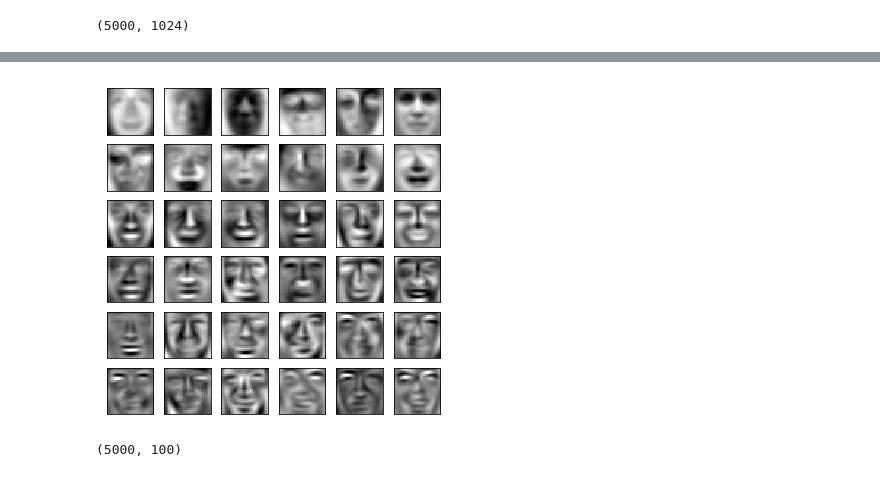
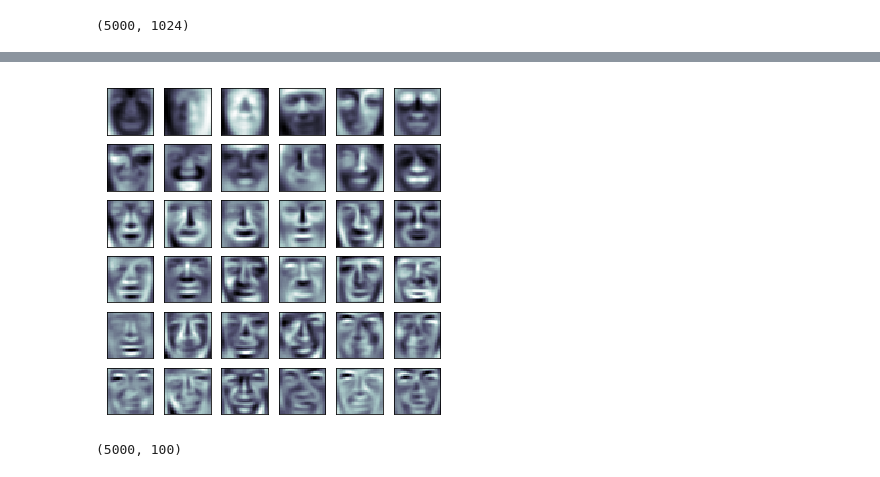
Before and after one commit to qinhanmin2014/machine-learning-Andrew-Ng, a Jupyter notebook: homework (Python)/ex7/ex7 K-means Clustering and Principal Component Analysis.ipynb, the cells around one changed output, grey strips where cells are left out. Saved outputs shown, nothing was run; the diff lists cells and outputs as text; code cells hidden in the pictures.

```diff
--- a/homework (Python)/ex7/ex7 K-means Clustering and Principal Component Analysis.ipynb
+++ b/homework (Python)/ex7/ex7 K-means Clustering and Principal Component Analysis.ipynb
@@ -242,7 +242,7 @@ plt.figure(figsize=(10, 10))
 for i in range(100):
     plt.subplot(10, 10, i + 1)
     plt.imshow(X[i].reshape((32, 32)).T,
-               cmap=plt.cm.binary, interpolation='nearest')
+               cmap=plt.cm.bone, interpolation='nearest')
     plt.xticks([])
     plt.yticks([])
 plt.show()
@@ -254,14 +254,14 @@ U, S = pca(X_norm)
 # %%
 plt.figure(figsize=(6, 6))
 for i in range(36):
     plt.subplot(6, 6, i + 1)
     plt.imshow(U[:, i].reshape((32, 32)).T,
-               cmap=plt.cm.binary, interpolation='nearest')
+               cmap=plt.cm.bone, interpolation='nearest')
     plt.xticks([])
     plt.yticks([])
 plt.show()
 # %% [output]
-[figure, old version]
+[figure, new version]
 # %%
 K = 100
 Z = projectData(X_norm, U, K)
```
Also changed, not shown: parts of 2 cells of this notebook, 1 other file.
